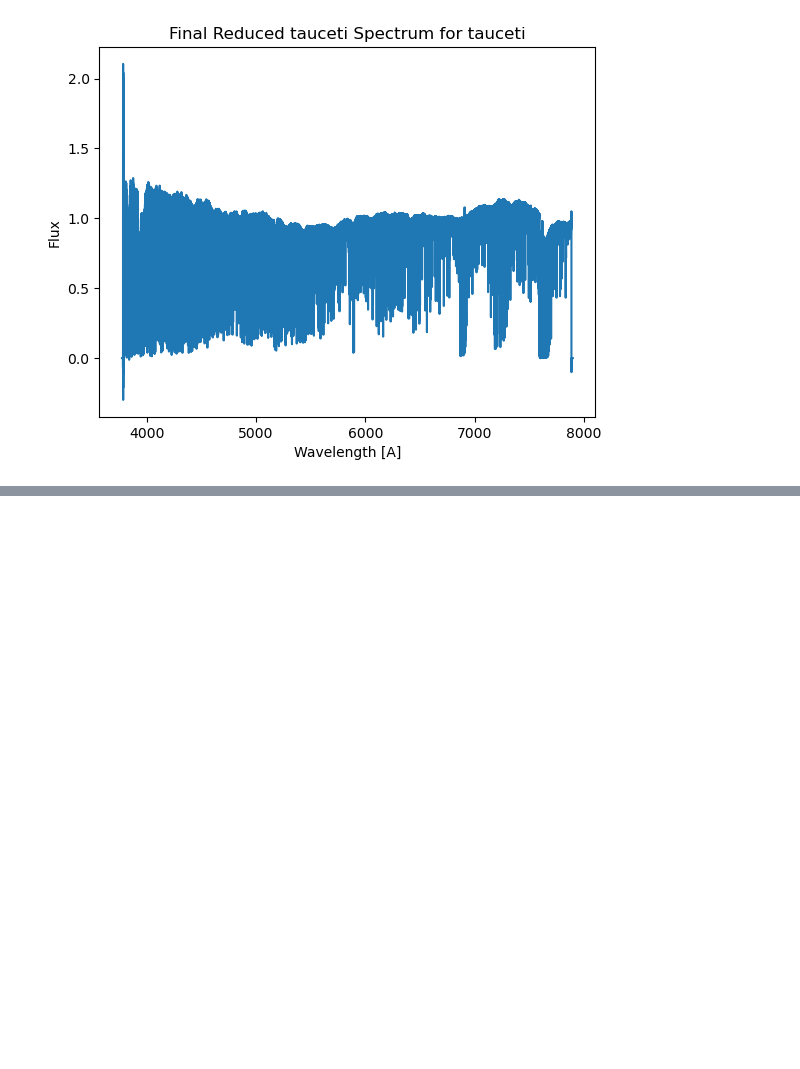
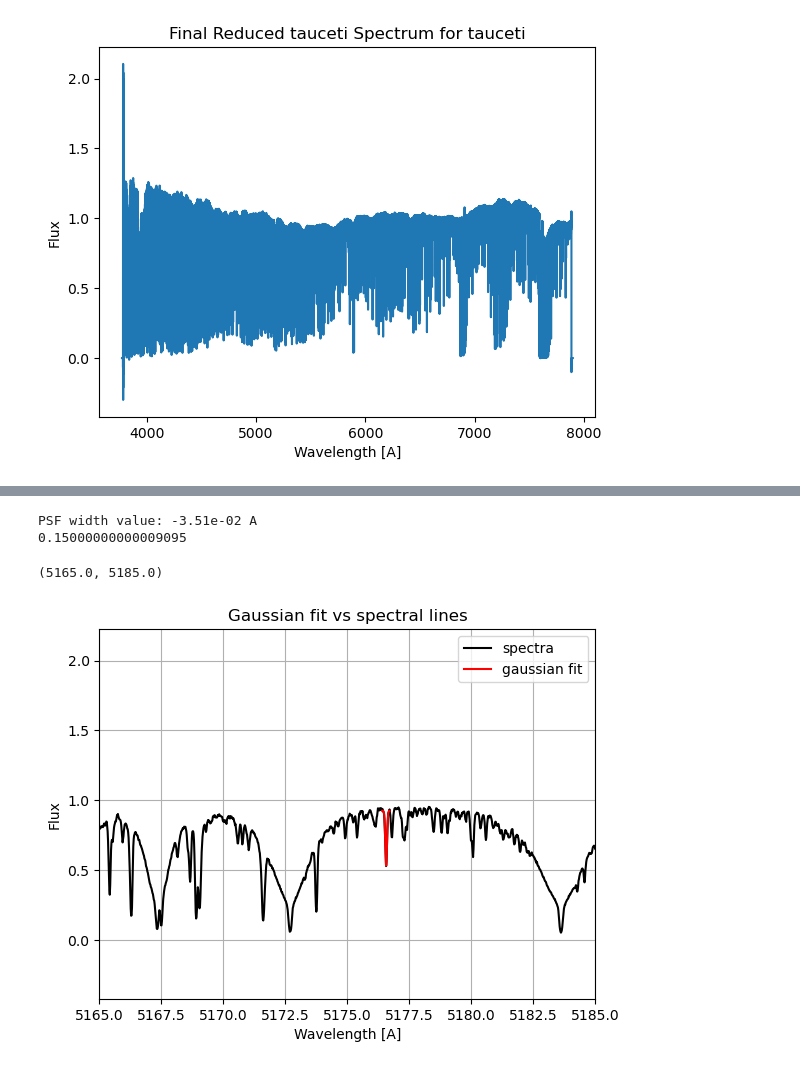
Before and after one commit to howardisaacson/Intro-2-Spectra, a Jupyter notebook: analysis/ESPRESSO/Spectral Lines of Tau Ceti.ipynb, the cells around one changed output, grey strips where cells are left out. Cells and saved outputs as stored; diff of their text form; code cells hidden in the pictures; blank space fills up the shorter version.

```diff
--- a/analysis/ESPRESSO/Spectral Lines of Tau Ceti.ipynb
+++ b/analysis/ESPRESSO/Spectral Lines of Tau Ceti.ipynb
@@ -513,0 +520,10 @@ plt.show()
+# %%
+#Mg wavelength range
+getpsf(5176.4,5176.7,-0.4, 1, 10000)
+plt.xlim(5165 ,5185)
+#psf width seems to be order to 10^-2
+# %% [output]
+PSF width value: -3.51e-02 A
+0.15000000000009095
+(5165.0, 5185.0)
+[figure, added]
```
Also changed, not shown: parts of 16 cells of this notebook.
